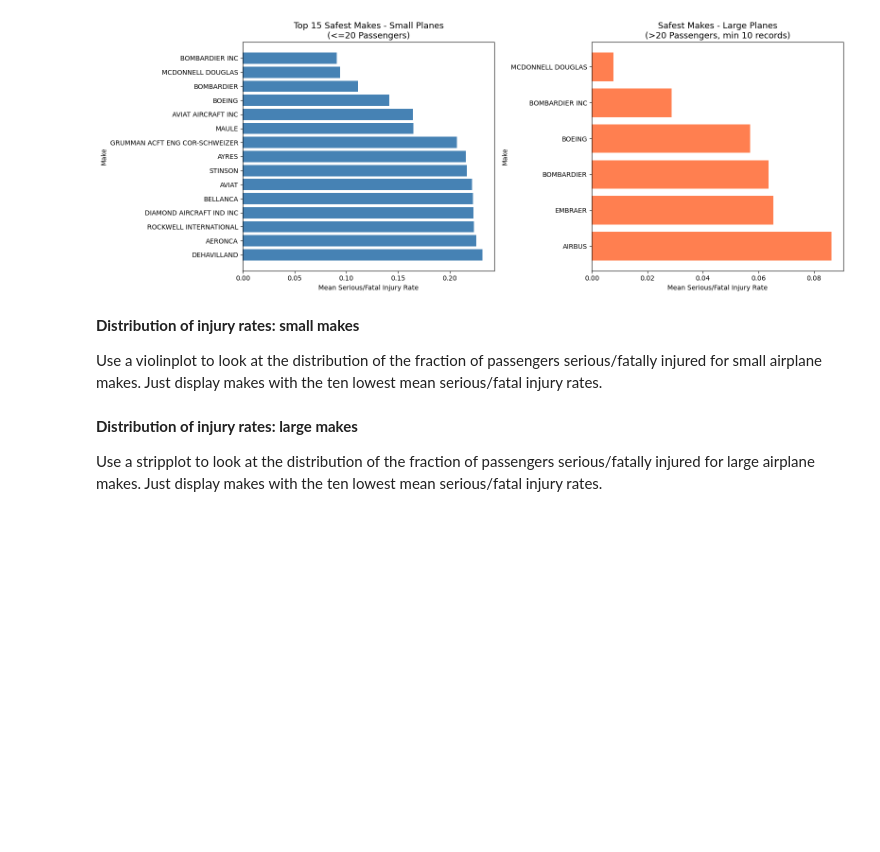
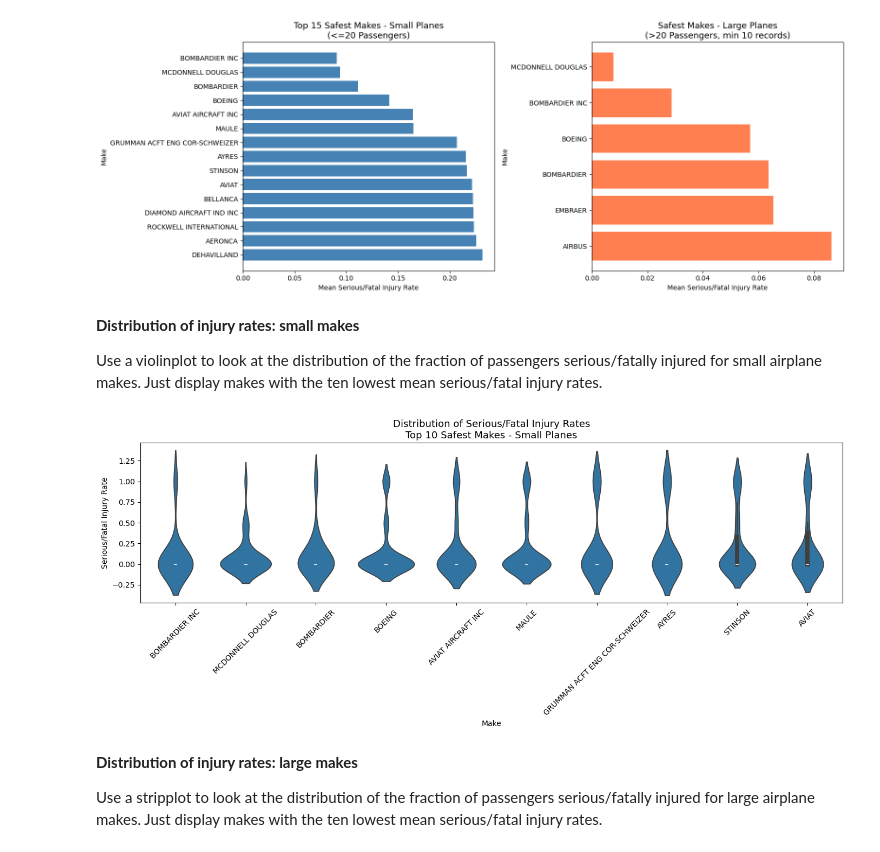
Before and after one commit to bahayg/dsc-course0-m8-lab, a Jupyter notebook: Aviation_Accidents_Data_Analysis.ipynb, the cells around one changed output. Cells and saved outputs as stored; diff of their text form; code cells hidden in the pictures; blank space fills up the shorter version.

Commit message:
Data Analysis - Dist of Injury Rates/Small Makes

```diff
--- a/Aviation_Accidents_Data_Analysis.ipynb
+++ b/Aviation_Accidents_Data_Analysis.ipynb
@@ -143,6 +143,40 @@ Name: Serious.Fatal.Injury.Rate, dtype: float64
 **Distribution of injury rates: small makes**
 
 Use a violinplot to look at the distribution of the fraction of passengers serious/fatally injured for small airplane makes. Just display makes with the ten lowest mean serious/fatal injury rates.
+# %%
+# Get top 10 safest makes for small planes
+top10_small_makes = (small_planes_df.groupby('Make')
+                     .filter(lambda x: len(x) >= 10)
+                     .groupby('Make')['Serious.Fatal.Injury.Rate']
+                     .mean()
+                     .sort_values()
+                     .head(10)
+                     .index)
+
+# Filter small planes df to only these makes
+top10_small_df = small_planes_df[small_planes_df['Make'].isin(top10_small_makes)]
+
+# Order makes by mean injury rate for cleaner visualization
+make_order = (top10_small_df.groupby('Make')['Serious.Fatal.Injury.Rate']
+              .mean()
+              .sort_values()
+              .index)
+
+# Violin plot
+plt.figure(figsize=(14, 6))
+sns.violinplot(data=top10_small_df,
+               x='Make',
+               y='Serious.Fatal.Injury.Rate',
+               order=make_order)
+
+plt.title('Distribution of Serious/Fatal Injury Rates\nTop 10 Safest Makes - Small Planes', fontsize=13)
+plt.xlabel('Make')
+plt.ylabel('Serious/Fatal Injury Rate')
+plt.xticks(rotation=45)
+plt.tight_layout()
+plt.show()
+# %% [output]
+[figure, added]
 # %% [markdown]
 **Distribution of injury rates: large makes**
 
```
